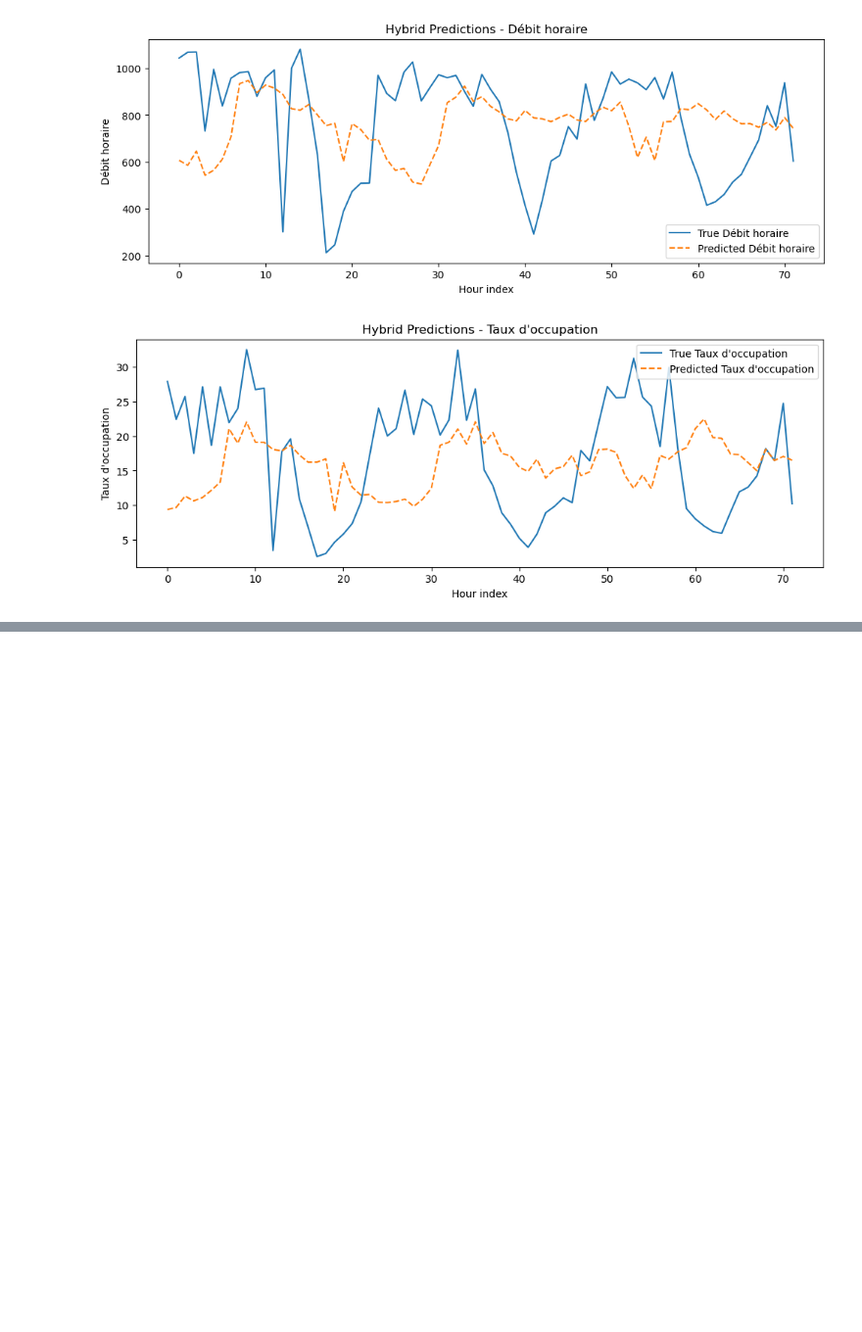
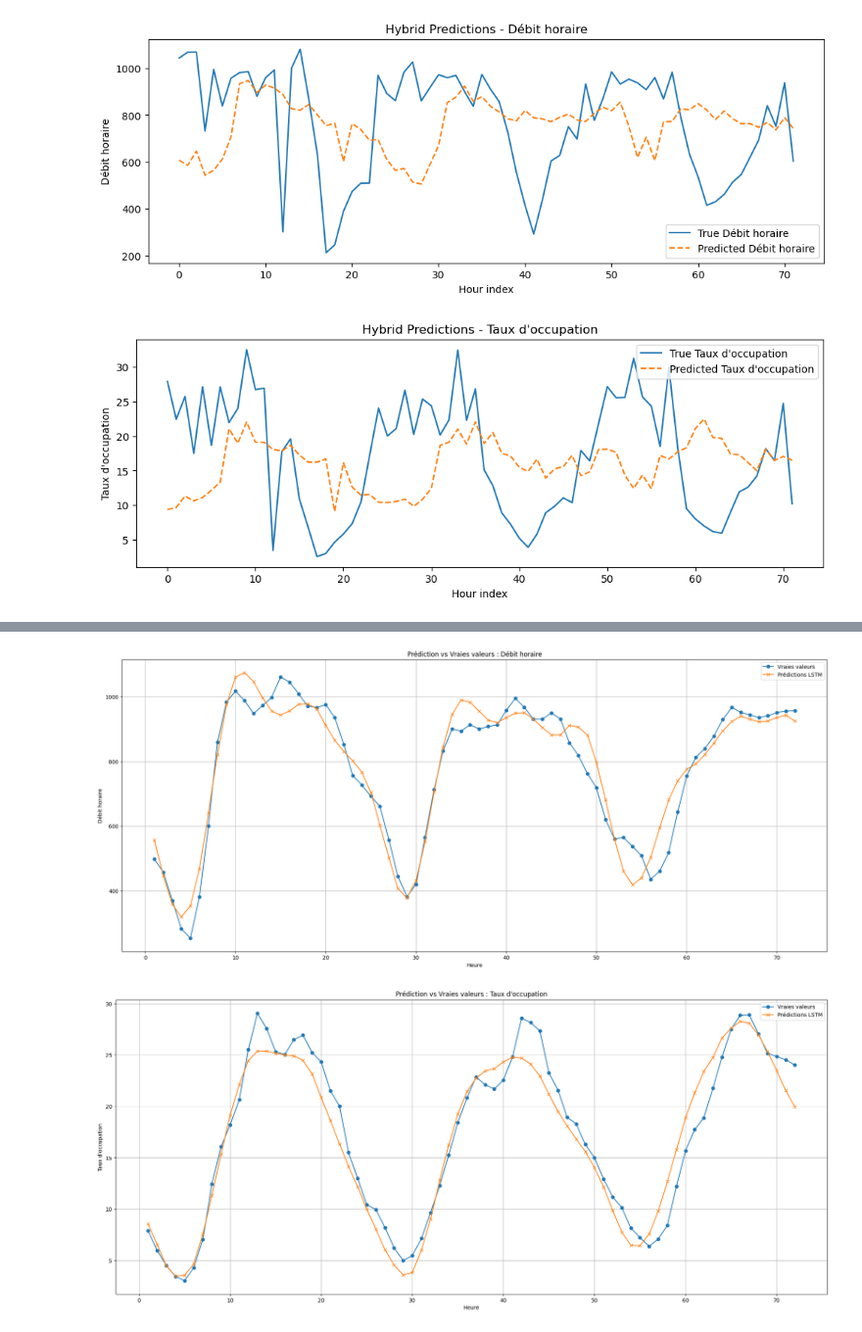
Before and after one commit to JimmyGuertin/Datathon-BCG, a Jupyter notebook: notebooks/forecasting_champs.ipynb, the cells around one changed output, grey strips where cells are left out. Shown at 98% size. Saved outputs shown, nothing was run; the diff lists cells and outputs as text; code cells hidden in the pictures; blank space fills up the shorter version.

```diff
--- a/notebooks/forecasting_champs.ipynb
+++ b/notebooks/forecasting_champs.ipynb
@@ -275,0 +671,2 @@ for i, target in enumerate(targets):
+# %%
+lstm_model.train_final(train_val_df, epochs=30, batch_size=32)
@@ -275,0 +691,14 @@ for i, target in enumerate(targets):
+# %%
+y_pred = lstm_model.predict(train_val_df[-168:])
+
+# -----------------------------
+# 6. Évaluation sur les vraies dernières 72 heures
+# -----------------------------
+final_eval_true = final_eval_df[targets].values
+rmse_final, mape_final, rmse_mean_final, true_mean = LSTMTimeSeries.evaluate_metrics(final_eval_true, y_pred)
+
+print("\n📊 Évaluation finale (sans fuite de données) :")
+print(f"RMSE: {rmse_final:.2f}")
+print(f"Mean: {true_mean:.2f}")
+print(f"MAPE: {mape_final:.2%}")
+print(f"RMSE/mean: {rmse_mean_final:.2%}")
@@ -275,0 +713,15 @@ for i, target in enumerate(targets):
+# %%
+hours = np.arange(1, 73)
+for i, target in enumerate(targets):
+    plt.figure(figsize=(24,10))
+    plt.plot(hours, final_eval_true[:, i], marker='o', label='Vraies valeurs')
+    plt.plot(hours, y_pred[:, i], marker='x', label='Prédictions LSTM')
+    plt.title(f'Prédiction vs Vraies valeurs : {target}')
+    plt.xlabel('Heure')
+    plt.ylabel(target)
+    plt.grid(True)
+    plt.legend()
+    plt.show()
+# %% [output]
+[figure, added]
+[figure, added]
```
Also changed, not shown: parts of 16 cells of this notebook, 18 other files.
